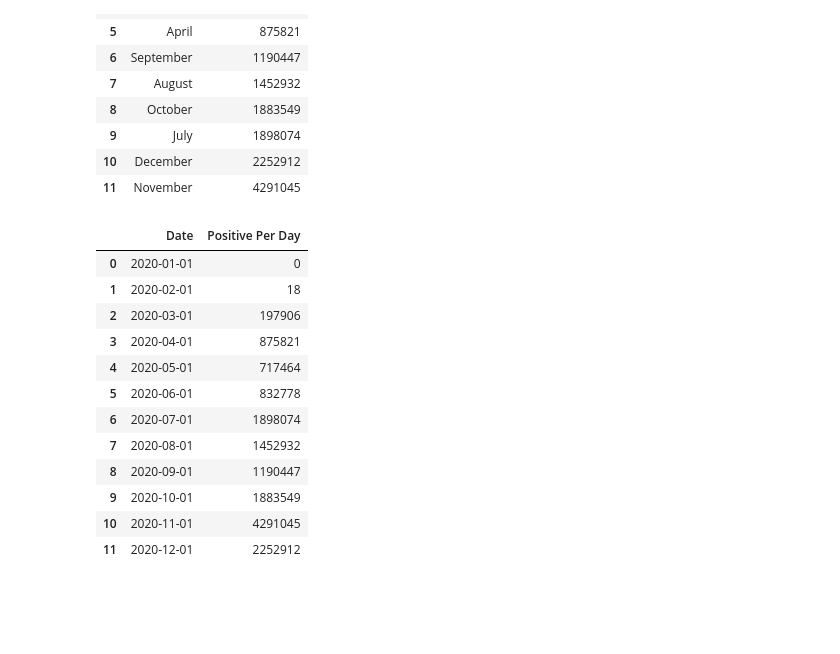
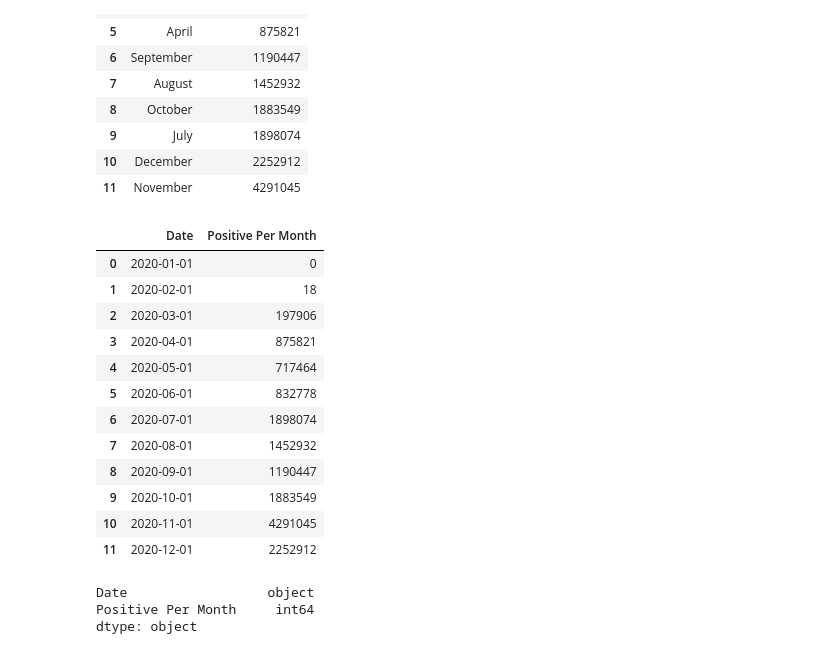
Before and after one commit to danawoodruff/Car-Sales-Analysis, a Jupyter notebook: COVID_data/Covid_data.ipynb, the cells around one changed output. Saved outputs shown, nothing was run; the diff lists cells and outputs as text; code cells hidden in the pictures; blank space fills up the shorter version.

```diff
--- a/COVID_data/Covid_data.ipynb
+++ b/COVID_data/Covid_data.ipynb
@@ -401,17 +430,17 @@ cov_month_df
 | 10 | December | 2252912 |
 | 11 | November | 4291045 |
 # %%
-cov_month_df = pd.DataFrame([["2020-01", 0], ["2020-02", 18], ["2020-03", 197906], ["2020-04", 875821],
-                      ["2020-05", 717464], ["2020-6", 832778], ["2020-07", 1898074], ["2020-08",1452932],
-                      ['2020-09',1190447], ['2020-10',1883549], ['2020-11',4291045],
-                      ["2020-12",2252912]],
+cov_month_df = pd.DataFrame([["2020-01-01", 0], ["2020-02-01", 18], ["2020-03-01", 197906], ["2020-04-01", 875821],
+                      ["2020-05-01", 717464], ["2020-06-01", 832778], ["2020-07-01", 1898074], ["2020-08-01",1452932],
+                      ['2020-09-01',1190447], ['2020-10-01',1883549], ['2020-11-01',4291045],
+                      ["2020-12-01",2252912]],
                    columns=["date", "positiveIncrease"])
-cov_month_df = cov_month_df.rename(columns={"date":"Date","positiveIncrease":"Positive Per Day"})
+cov_month_df = cov_month_df.rename(columns={"date":"Date","positiveIncrease":"Positive Per Month"})
 
-cov_month_df['Date'] = pd.to_datetime(cov_month_df['Date'])
+#cov_month_df['Date'] = pd.to_datetime(cov_month_df['Date'])
 cov_month_df
 # %% [output]
-|  | Date | Positive Per Day |
+|  | Date | Positive Per Month |
 | 0 | 2020-01-01 | 0 |
 | 1 | 2020-02-01 | 18 |
 | 2 | 2020-03-01 | 197906 |
@@ -424,4 +453,10 @@ cov_month_df
 | 9 | 2020-10-01 | 1883549 |
 | 10 | 2020-11-01 | 4291045 |
 | 11 | 2020-12-01 | 2252912 |
+# %%
+cov_month_df.dtypes
+# %% [output]
+Date                  object
+Positive Per Month     int64
+dtype: object
 # %%
```
Also changed, not shown: parts of 11 cells of this notebook, 2 other files.
